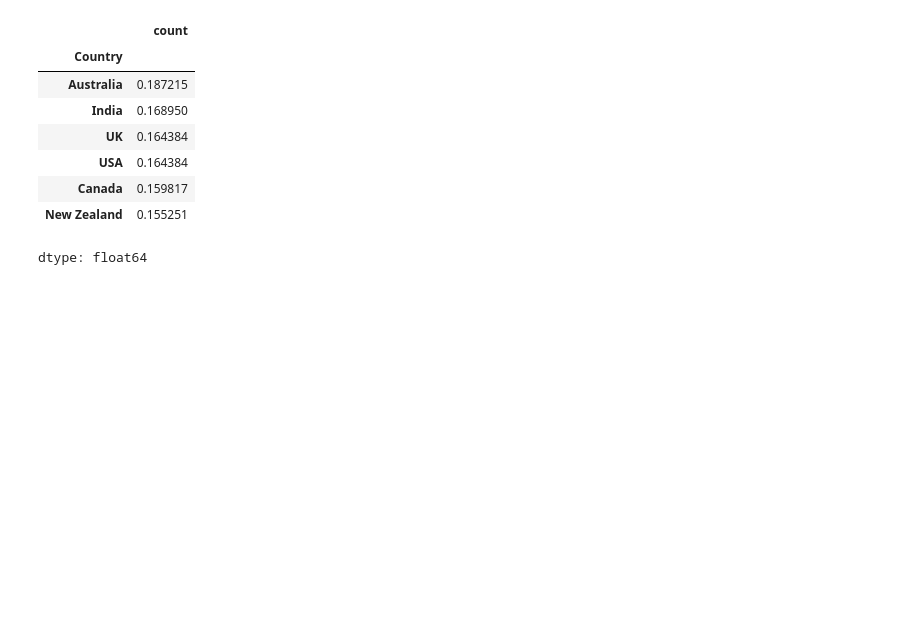
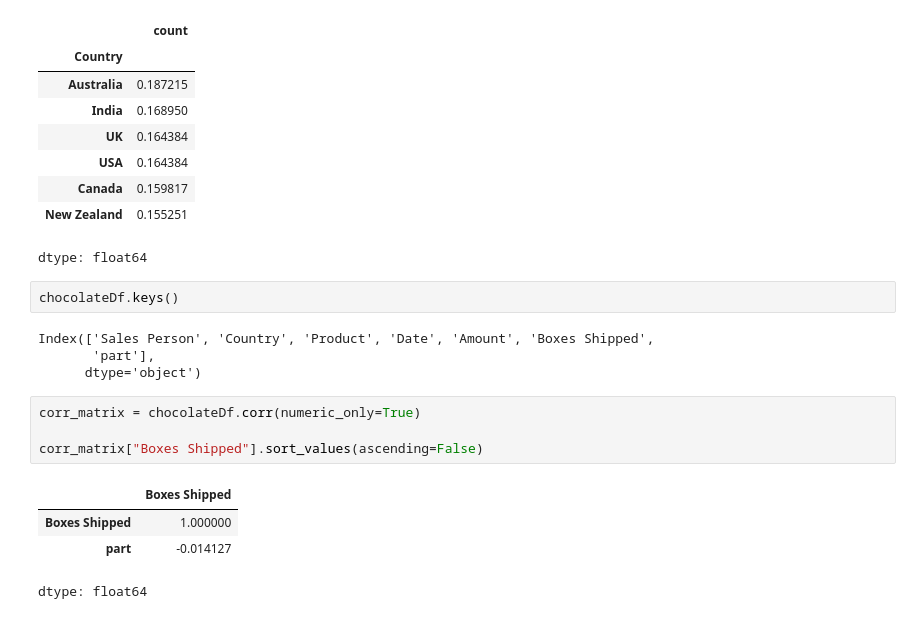
Before and after one commit to staffanw/Hands-On-ML-A-Geron, a Jupyter notebook: kaggle_chocolate_sales.ipynb, the cells around one changed output. Cells and saved outputs as stored; diff of their text form; blank space fills up the shorter version.

```diff
--- a/kaggle_chocolate_sales.ipynb
+++ b/kaggle_chocolate_sales.ipynb
@@ -200,3 +200,18 @@ strat_test_set["Country"].value_counts() / len(strat_test_set)
 | Canada | 0.159817 |
 | New Zealand | 0.155251 |
 dtype: float64
+# %%
+chocolateDf.keys()
+# %% [output]
+Index(['Sales Person', 'Country', 'Product', 'Date', 'Amount', 'Boxes Shipped',
+       'part'],
+      dtype='object')
+# %%
+corr_matrix = chocolateDf.corr(numeric_only=True)
+
+corr_matrix["Boxes Shipped"].sort_values(ascending=False)
+# %% [output]
+|  | Boxes Shipped |
+| Boxes Shipped | 1.000000 |
+| part | -0.014127 |
+dtype: float64
```
Also changed, not shown: parts of 2 cells of this notebook.
